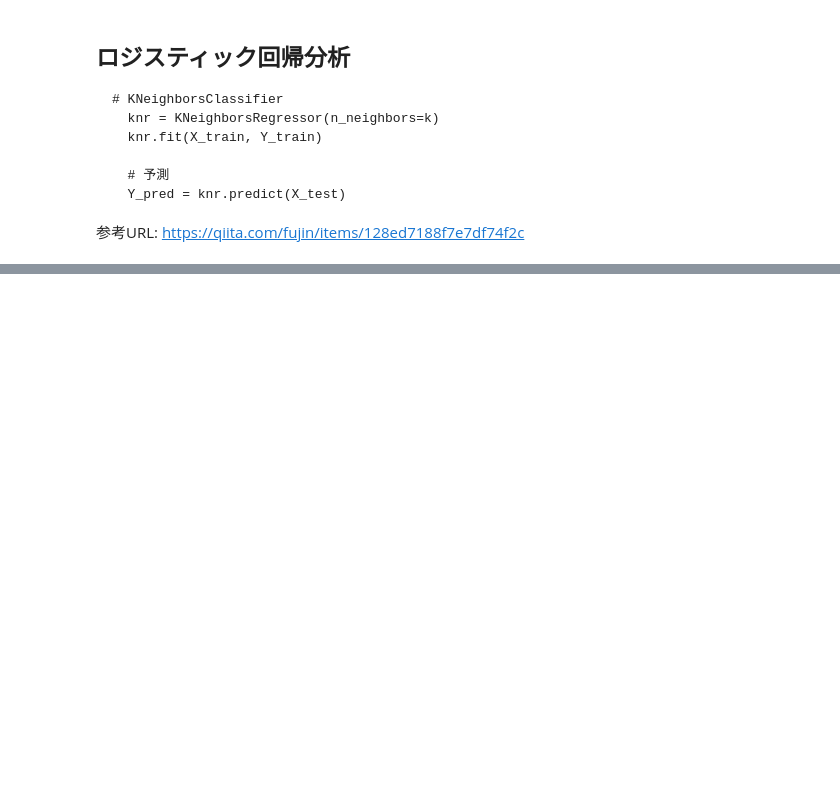
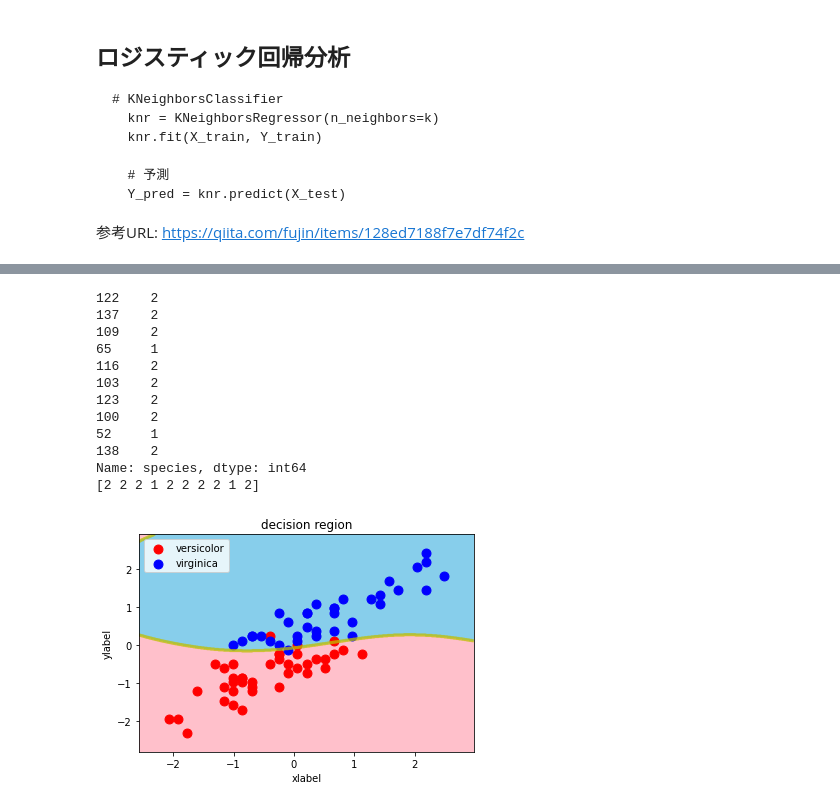
Before and after one commit to harakenken22/diveintocode-ml, a Jupyter notebook: week4_pre_rec_work1.ipynb, the cells around one changed output, grey strips where cells are left out. Saved outputs shown, nothing was run; the diff lists cells and outputs as text; code cells hidden in the pictures; blank space fills up the shorter version.

```diff
--- a/week4_pre_rec_work1.ipynb
+++ b/week4_pre_rec_work1.ipynb
@@ -473,0 +463,23 @@ metrics.accuracy_score(Y_test, Y_pred)
+# %%
+from sklearn.svm import SVC
+model = SVC(gamma='scale')
+model.fit(X_train, Y_train)
+Y_pred = model.predict(X_test)
+
+print(Y_test[:10])
+print(Y_pred[:10])
+decision_region(X_train, Y_train_ndarry, model, step=0.01, title='decision region', xlabel='xlabel', ylabel='ylabel', target_names=['versicolor', 'virginica'])
+# %% [output]
+122    2
+137    2
+109    2
+65     1
+116    2
+103    2
+123    2
+100    2
+52     1
+138    2
+Name: species, dtype: int64
+[2 2 2 1 2 2 2 2 1 2]
+[figure, added]
```
Also changed, not shown: parts of 37 cells of this notebook, 1 other file.
